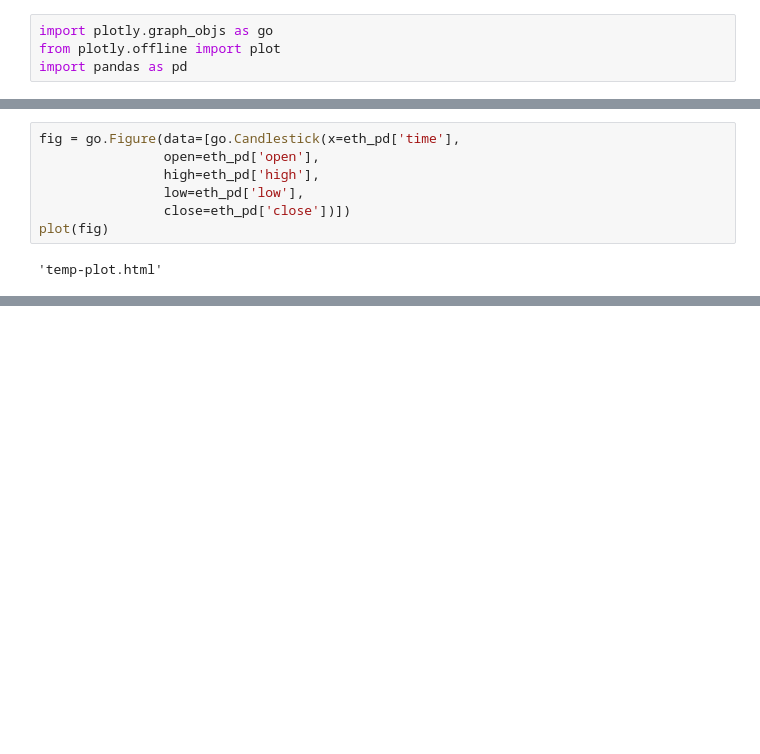
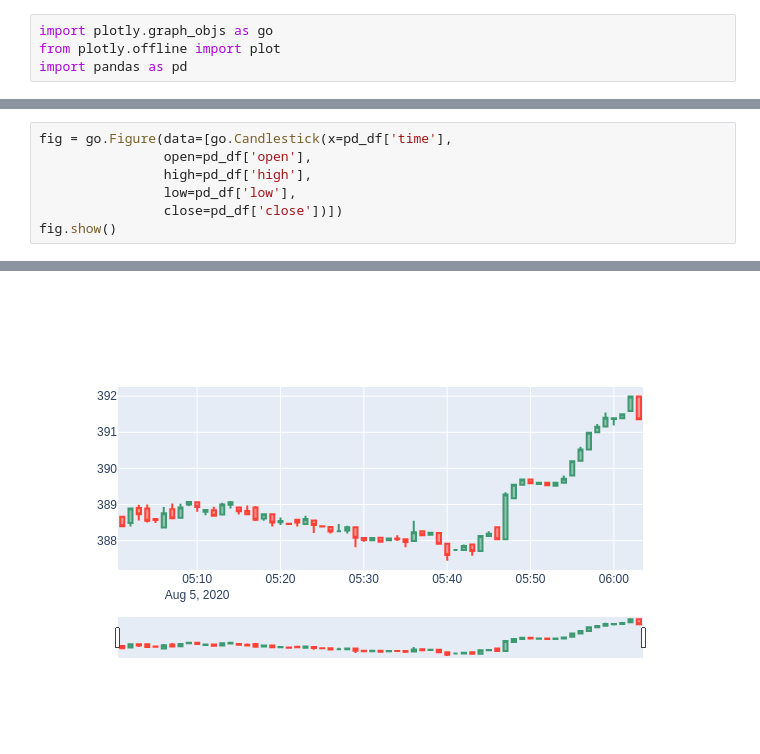
Before and after one commit to tuandzung/currency-analysis, a Jupyter notebook: Untitled.ipynb, the cells around one changed output, grey strips where cells are left out. Saved outputs shown, nothing was run; the diff lists cells and outputs as text; blank space fills up the shorter version.

```diff
--- a/Untitled.ipynb
+++ b/Untitled.ipynb
@@ -111,9 +115,8 @@ eth_pd.head(10)
 # %%
-fig = go.Figure(data=[go.Candlestick(x=eth_pd['time'],
-                open=eth_pd['open'],
-                high=eth_pd['high'],
-                low=eth_pd['low'],
-                close=eth_pd['close'])])
-plot(fig)
+fig = go.Figure(data=[go.Candlestick(x=pd_df['time'],
+                open=pd_df['open'],
+                high=pd_df['high'],
+                low=pd_df['low'],
+                close=pd_df['close'])])
+fig.show()
 # %% [output]
-'temp-plot.html'
@@ -119,0 +124 @@ plot(fig)
+[figure, added]
```
Also changed, not shown: parts of 7 cells of this notebook, 4 other files.
